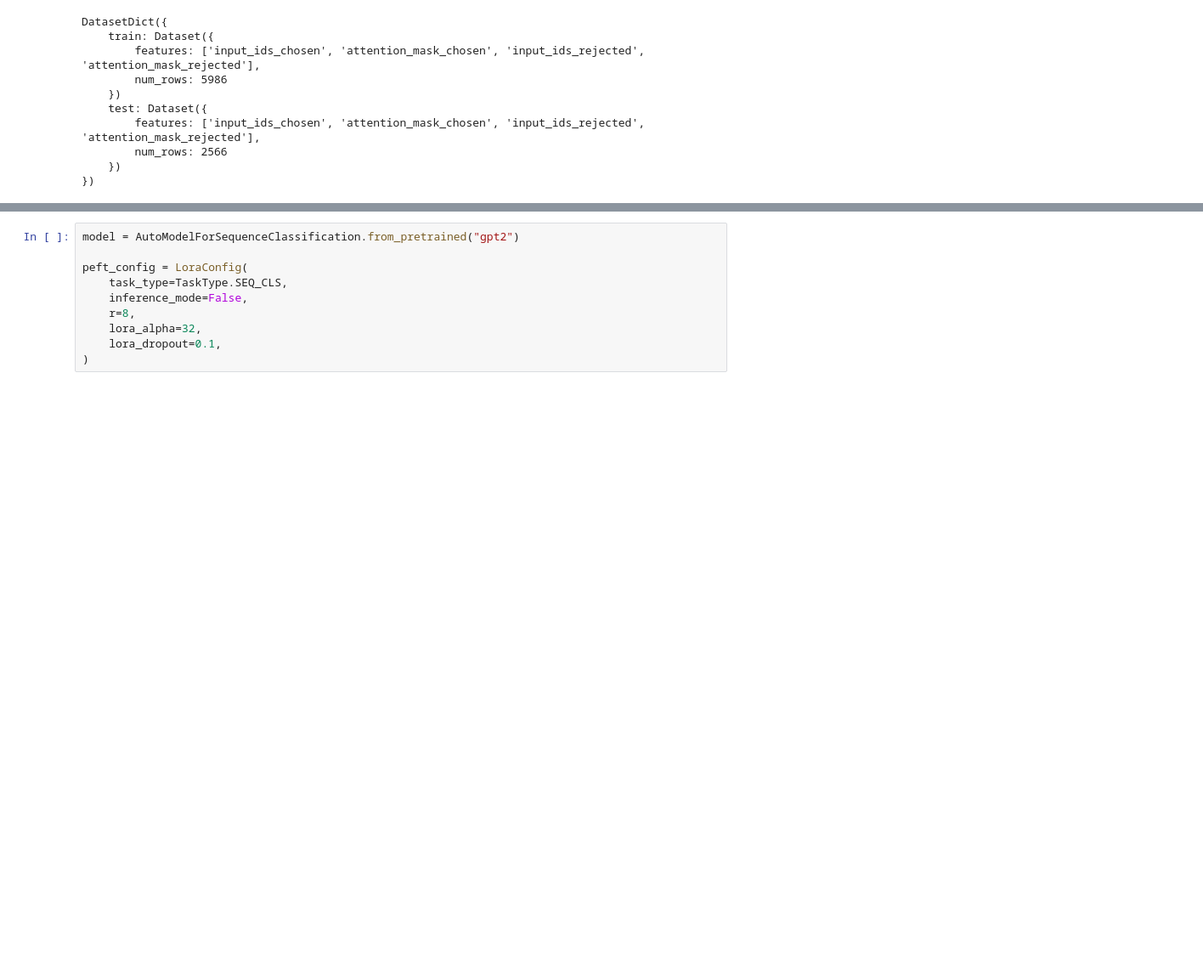
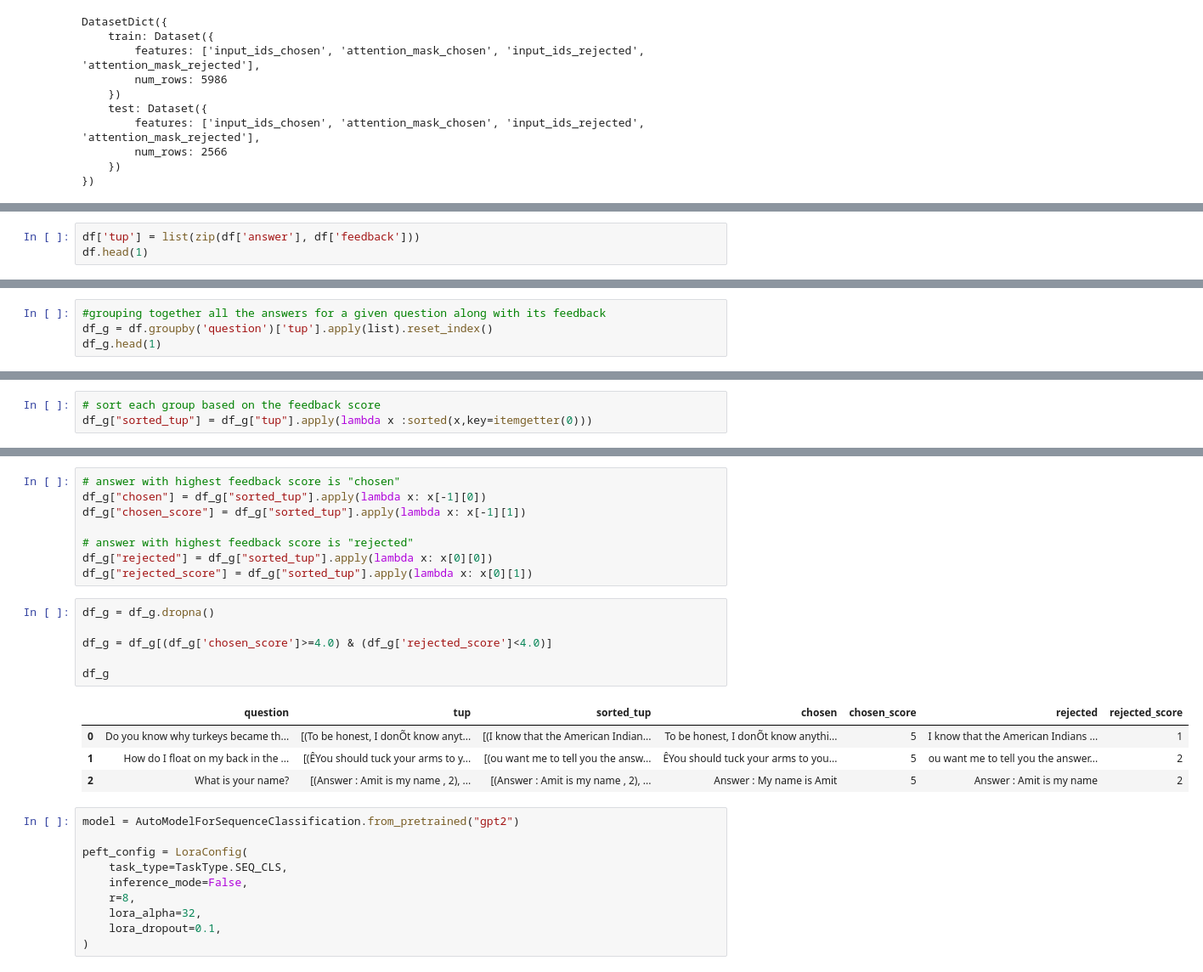
Before and after one commit to insightbuilder/python_de_learners_data, a Jupyter notebook: code_script_notebooks/projects/exploring_trl/exploringsft-rewardtrainers.ipynb, the cells around one changed output, grey strips where cells are left out. Shown at 85% size. Saved outputs shown, nothing was run; the diff lists cells and outputs as text; blank space fills up the shorter version.

```diff
--- a/code_script_notebooks/projects/exploring_trl/exploringsft-rewardtrainers.ipynb
+++ b/code_script_notebooks/projects/exploring_trl/exploringsft-rewardtrainers.ipynb
@@ -668,0 +705,3 @@ DatasetDict({
+# %%
+df['tup'] = list(zip(df['answer'], df['feedback']))
+df.head(1)
@@ -668,0 +711,4 @@ DatasetDict({
+# %%
+#grouping together all the answers for a given question along with its feedback
+df_g = df.groupby('question')['tup'].apply(list).reset_index()
+df_g.head(1)
@@ -668,0 +729,3 @@ DatasetDict({
+# %%
+# sort each group based on the feedback score
+df_g["sorted_tup"] = df_g["tup"].apply(lambda x :sorted(x,key=itemgetter(0)))
@@ -669,3 +739,22 @@ DatasetDict({
+# %%
+# answer with highest feedback score is "chosen"
+df_g["chosen"] = df_g["sorted_tup"].apply(lambda x: x[-1][0])
+df_g["chosen_score"] = df_g["sorted_tup"].apply(lambda x: x[-1][1])
+
+# answer with highest feedback score is "rejected"
+df_g["rejected"] = df_g["sorted_tup"].apply(lambda x: x[0][0])
+df_g["rejected_score"] = df_g["sorted_tup"].apply(lambda x: x[0][1])
+# %%
+df_g = df_g.dropna()
+
+df_g = df_g[(df_g['chosen_score']>=4.0) & (df_g['rejected_score']<4.0)]
+
+df_g
+# %% [output]
+|  | question | tup | sorted_tup | chosen | chosen_score | rejected | rejected_score |
+| 0 | Do you know why turkeys became th... | [(To be honest, I donÕt know anyt... | [(I know that the American Indian... | To be honest, I donÕt know anythi... | 5 | I know that the American Indians ... | 1 |
+| 1 | How do I float on my back in the ... | [(ÊYou should tuck your arms to y... | [(ou want me to tell you the answ... | ÊYou should tuck your arms to you... | 5 | ou want me to tell you the answer... | 2 |
+| 2 | What is your name? | [(Answer : Amit is my name , 2), ... | [(Answer : Amit is my name , 2), ... | Answer : My name is Amit | 5 | Answer : Amit is my name | 2 |
 # %%
 model = AutoModelForSequenceClassification.from_pretrained("gpt2")
 
```
Also changed, not shown: parts of 11 cells of this notebook, 3 other files.
